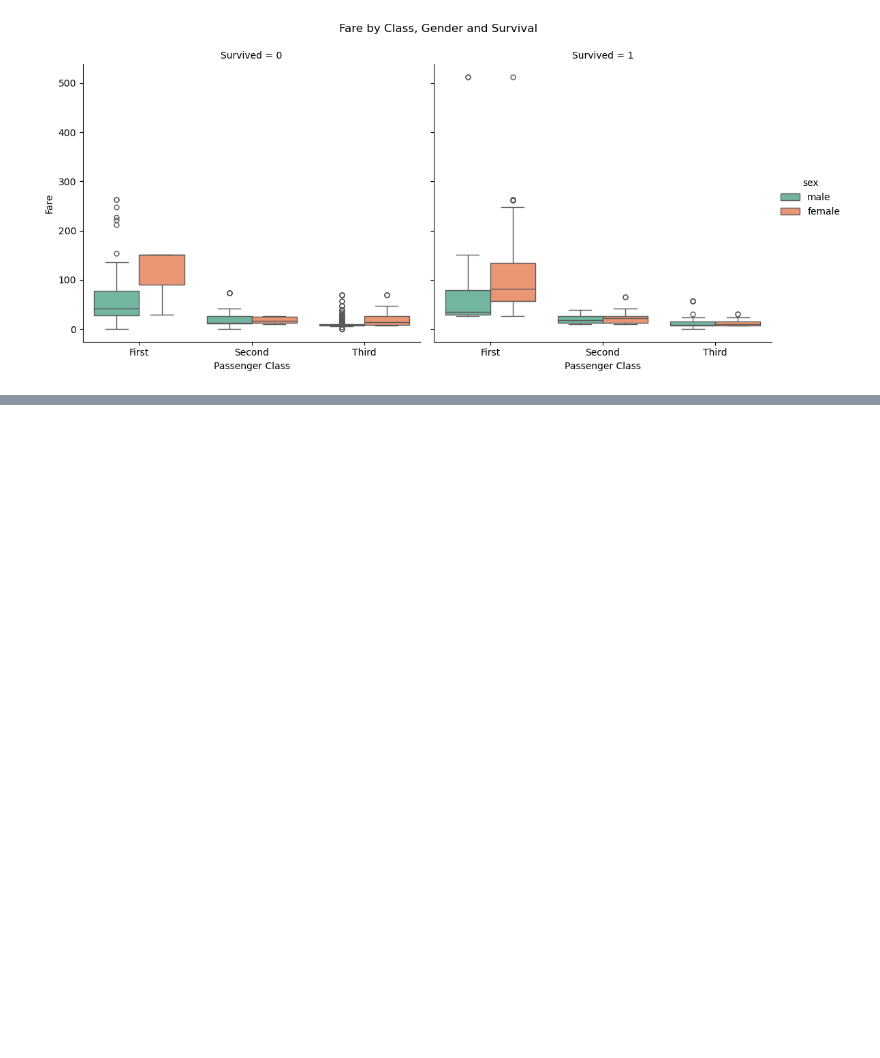
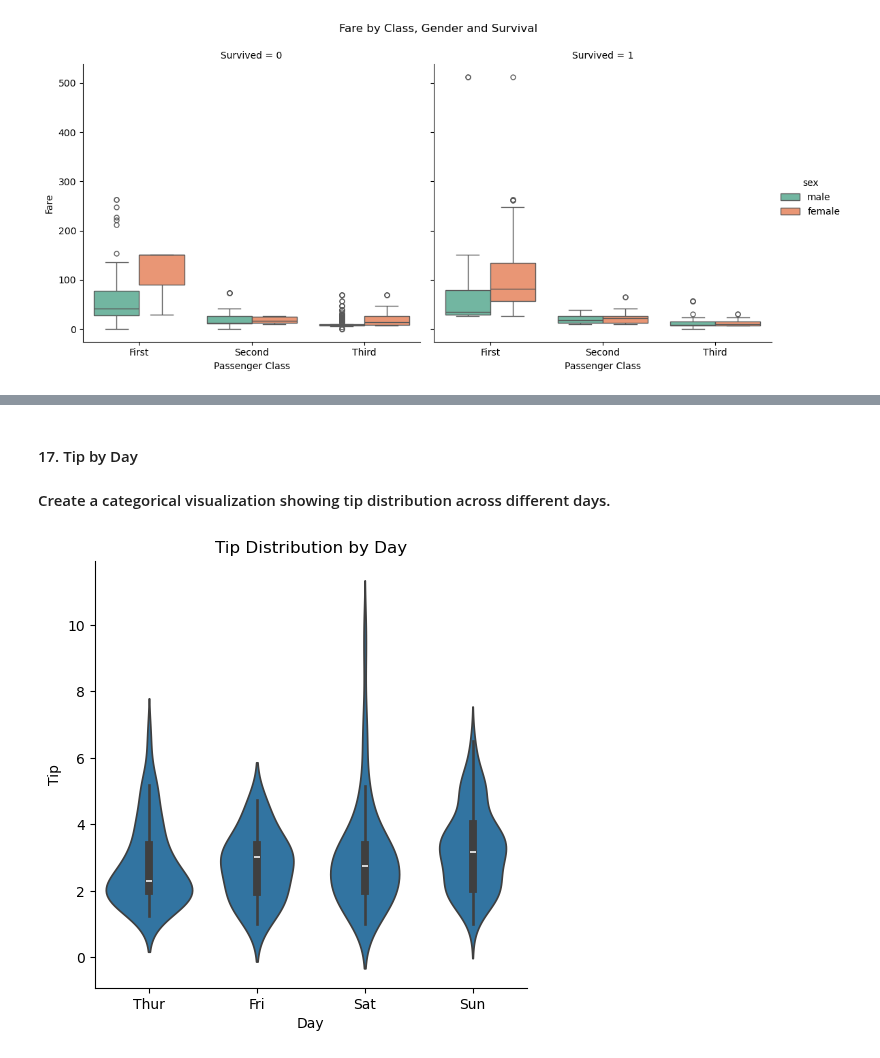
Before and after one commit to rohitdeore2151/python-daily-task, a Jupyter notebook: Task 42 Seaborn Catplot Function .ipynb, the cells around one changed output, grey strips where cells are left out. Saved outputs shown, nothing was run; the diff lists cells and outputs as text; code cells hidden in the pictures; blank space fills up the shorter version.

```diff
--- a/Task 42 Seaborn Catplot Function .ipynb
+++ b/Task 42 Seaborn Catplot Function .ipynb
@@ -339,0 +376,17 @@ plt.show()
+# %% [markdown]
+#### 17. Tip by Day
+#### Create a categorical visualization showing tip distribution across different days.
+# %%
+sns.catplot(
+    data=tips,
+    x="day",
+    y="tip",
+    kind="violin"
+)
+
+plt.title("Tip Distribution by Day")
+plt.xlabel("Day")
+plt.ylabel("Tip")
+plt.show()
+# %% [output]
+[figure, added]
```
Also changed, not shown: parts of 30 cells of this notebook.
